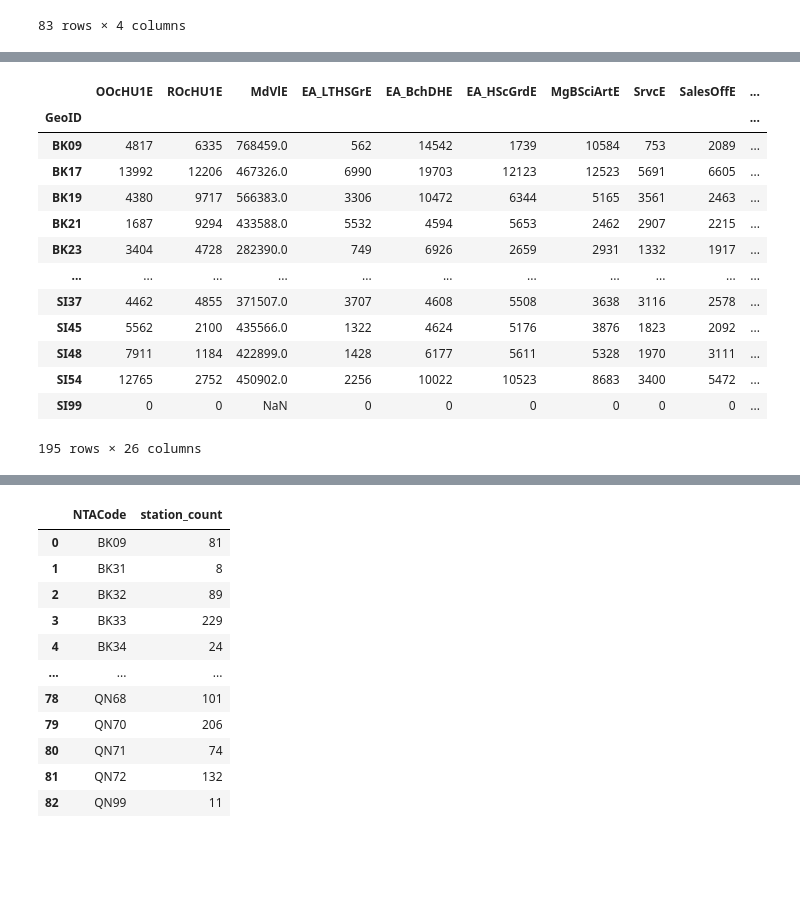
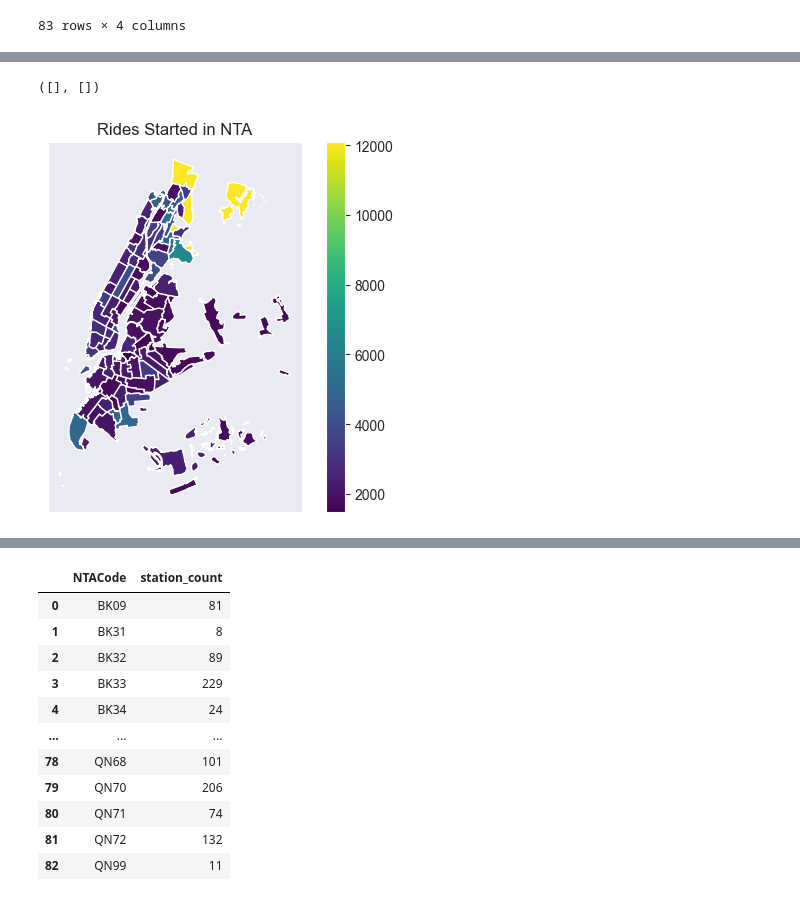
Before and after one commit to nysugfx/lr_final_project, a Jupyter notebook: final_project/playing_with_data.ipynb, the cells around one changed output, grey strips where cells are left out. Cells and saved outputs as stored; diff of their text form; code cells hidden in the pictures; blank space fills up the shorter version.

```diff
--- a/final_project/playing_with_data.ipynb
+++ b/final_project/playing_with_data.ipynb
@@ -482,20 +539,12 @@ citibike_agg
 # %%
-nta_demo_df_final
+citi_agg_geodf = nta_geodf.merge(citibike_agg.reset_index(), left_on='NTACode', right_on='start_nta', how='left')
+citi_agg_geodf.plot(column='avg_ride_duration_secs_start', legend=True, cmap='viridis')
+plt.title('Rides Started in NTA')
+plt.xticks([])
+plt.yticks([])
 # %% [output]
-|  | OOcHU1E | ROcHU1E | MdVlE | EA_LTHSGrE | EA_BchDHE | EA_HScGrdE | MgBSciArtE | SrvcE | SalesOffE | ... |
-| GeoID |  |  |  |  |  |  |  |  |  | ... |
-| BK09 | 4817 | 6335 | 768459.0 | 562 | 14542 | 1739 | 10584 | 753 | 2089 | ... |
-| BK17 | 13992 | 12206 | 467326.0 | 6990 | 19703 | 12123 | 12523 | 5691 | 6605 | ... |
-| BK19 | 4380 | 9717 | 566383.0 | 3306 | 10472 | 6344 | 5165 | 3561 | 2463 | ... |
-| BK21 | 1687 | 9294 | 433588.0 | 5532 | 4594 | 5653 | 2462 | 2907 | 2215 | ... |
-| BK23 | 3404 | 4728 | 282390.0 | 749 | 6926 | 2659 | 2931 | 1332 | 1917 | ... |
-| ... | ... | ... | ... | ... | ... | ... | ... | ... | ... | ... |
-| SI37 | 4462 | 4855 | 371507.0 | 3707 | 4608 | 5508 | 3638 | 3116 | 2578 | ... |
-| SI45 | 5562 | 2100 | 435566.0 | 1322 | 4624 | 5176 | 3876 | 1823 | 2092 | ... |
-| SI48 | 7911 | 1184 | 422899.0 | 1428 | 6177 | 5611 | 5328 | 1970 | 3111 | ... |
-| SI54 | 12765 | 2752 | 450902.0 | 2256 | 10022 | 10523 | 8683 | 3400 | 5472 | ... |
-| SI99 | 0 | 0 | NaN | 0 | 0 | 0 | 0 | 0 | 0 | ... |
-195 rows × 26 columns
+([], [])
+[figure, added]
 # %%
 # citibike_agg
 # buildings_gdf_final
```
Also changed, not shown: parts of 11 cells of this notebook, 2 other files.
